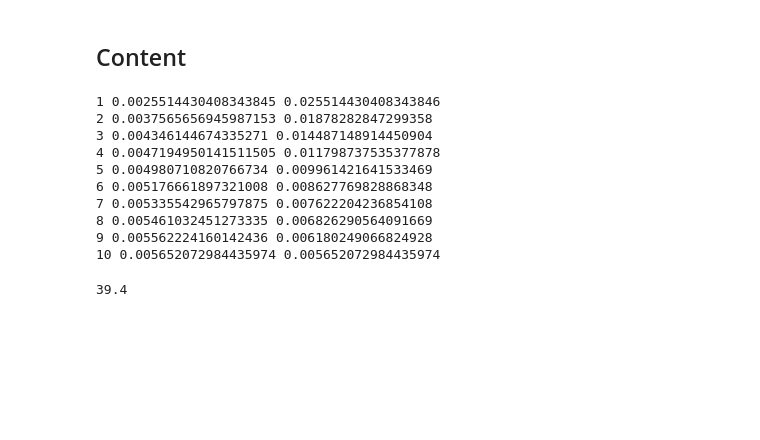
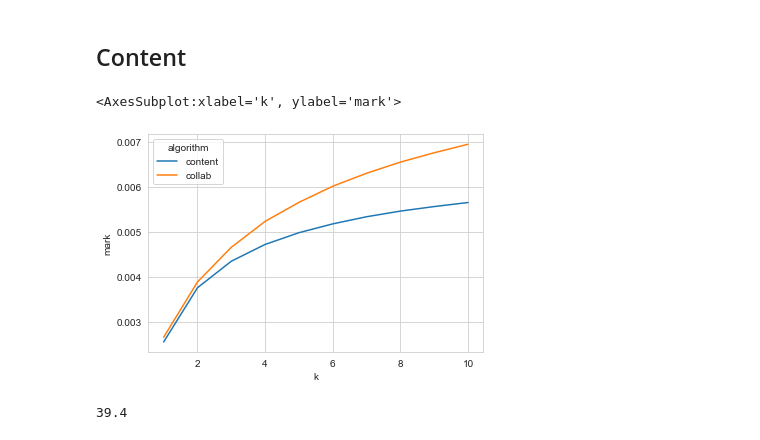
Before and after one commit to mnPanic/aa-tp, a Jupyter notebook: graficos.ipynb, the cells around one changed output. Drawn from its saved outputs; the diff is of its cells as text; code cells hidden in the pictures; blank space fills up the shorter version.

```diff
--- a/graficos.ipynb
+++ b/graficos.ipynb
@@ -173,17 +173,25 @@ predicted, actual = result_io.read_results(result_io.NAME_CONTENT)
+# %%
+predicted_collab, actual_collab = result_io.read_col_results()
 # %%
+rows = []
 for k in range(1,11):
-    mark = recmetrics.metrics.mark(actual, predicted, k=k)
-    mapk = average_precision.mapk(actual, predicted, k=k)
-    print(k, mark, mapk)
+    mark = recmetrics.metrics.mark(actual_content, predicted_content, k=k)
+    mapk = average_precision.mapk(actual_content, predicted_content, k=k)
+    rows.append({"k": k, "mark": mark, "mapk": mapk, "algorithm": "content"})
-# %% [output]
-1 0.0025514430408343845 0.025514430408343846
-2 0.0037565656945987153 0.01878282847299358
-3 0.004346144674335271 0.014487148914450904
-4 0.0047194950141511505 0.011798737535377878
-5 0.004980710820766734 0.009961421641533469
-6 0.005176661897321008 0.008627769828868348
-7 0.005335542965797875 0.007622204236854108
-8 0.005461032451273335 0.006826290564091669
-9 0.005562224160142436 0.006180249066824928
-10 0.005652072984435974 0.005652072984435974
+# %%
+for k in range(1,11):
+    mark = recmetrics.metrics.mark(actual_collab, predicted_collab, k=k)
+    mapk = average_precision.mapk(actual_collab, predicted_collab, k=k)
+    rows.append({"k": k, "mark": mark, "mapk": mapk, "algorithm": "collab"})
+# %%
+df = pd.DataFrame.from_records(rows)
+# %%
+sns.lineplot(
+    data=df,
+    x="k", y="mark", hue="algorithm",
+    markers=True, dashes=False
+)
+# %% [output]
+<AxesSubplot:xlabel='k', ylabel='mark'>
+[figure, added]
 # %%
```
Also changed, not shown: parts of 6 cells of this notebook, 2 other files.
